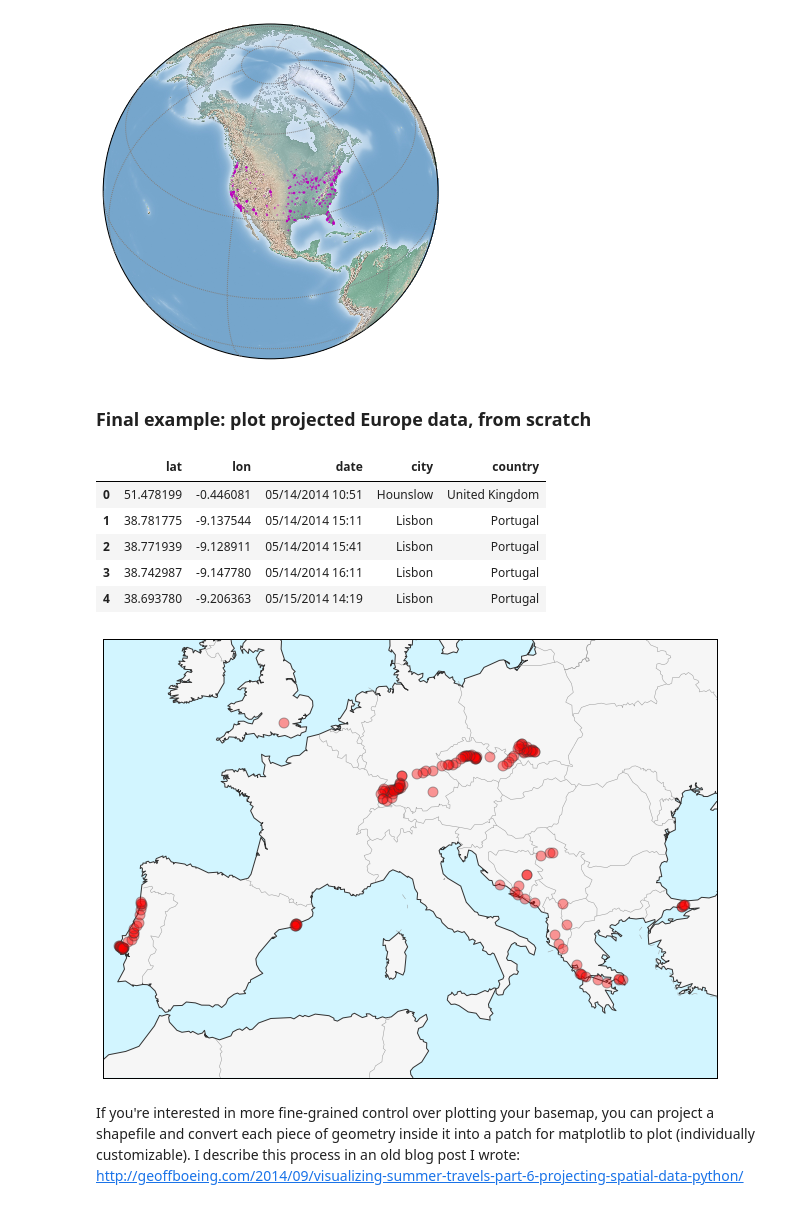
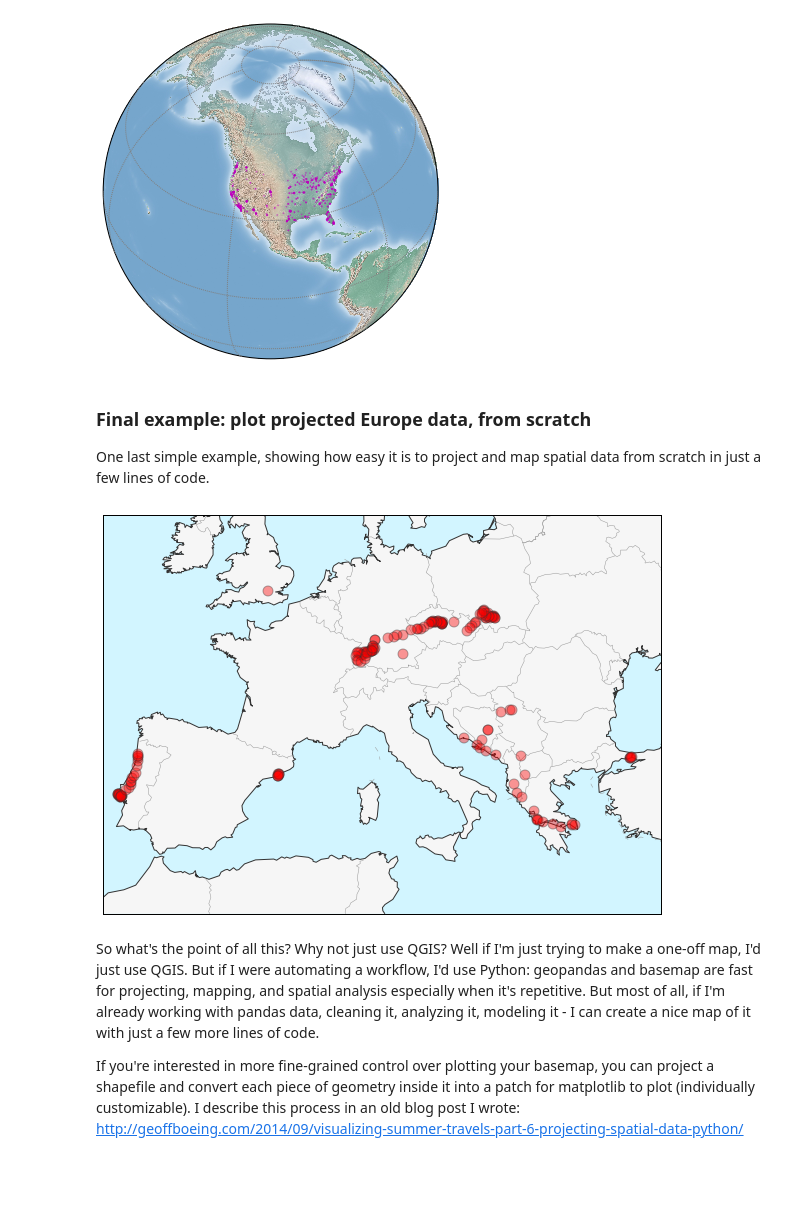
Before and after one commit to gboeing/ppde642, a Jupyter notebook: 11-16-spatial-analysis-mapping/spatial-analysis-mapping.ipynb, the cells around one changed output. Cells and saved outputs as stored; diff of their text form; code cells hidden in the pictures; blank space fills up the shorter version.

Commit message:
fixed last map

```diff
--- a/11-16-spatial-analysis-mapping/spatial-analysis-mapping.ipynb
+++ b/11-16-spatial-analysis-mapping/spatial-analysis-mapping.ipynb
@@ -417,60 +417,36 @@ m.scatter(x=x, y=y, s=3, color='m', edgecolor='None', alpha=0.5, zorder=10)
 plt.show()
 # %% [output]
 [figure]
-# %% [markdown]
-### Final example: plot projected Europe data, from scratch
-# %%
-# load the GPS data
-df = pd.read_csv('data/summer-travel-gps-dbscan.csv')
-df.head()
-# %% [output]
-|  | lat | lon | date | city | country |
-| 0 | 51.478199 | -0.446081 | 05/14/2014 10:51 | Hounslow | United Kingdom |
-| 1 | 38.781775 | -9.137544 | 05/14/2014 15:11 | Lisbon | Portugal |
-| 2 | 38.771939 | -9.128911 | 05/14/2014 15:41 | Lisbon | Portugal |
-| 3 | 38.742987 | -9.147780 | 05/14/2014 16:11 | Lisbon | Portugal |
-| 4 | 38.693780 | -9.206363 | 05/15/2014 14:19 | Lisbon | Portugal |
+# %% [markdown]
+### Final example: plot projected Europe data, from scratch
+
+One last simple example, showing how easy it is to project and map spatial data from scratch in just a few lines of code.
 # %%
+# load the Europe GPS data
+df = pd.read_csv('data/summer-travel-gps-dbscan.csv')
+
 # specify map width and height with approx Europe dimensions
 map_width_m = 3500 * 1000 #3500 km
 map_height_m = 2500 * 1000 #2500 km
+plt.figure(figsize=[10, 10*(map_width_m/map_height_m)]) #make plot the same height:width ratio
 
 # Albers Conical Equal Area projection for Europe
-albers_europe = {'datum':'WGS84',
-                 'ellps':'WGS84',
-                 'proj':'aea',
-                 'lat_1':35,
-                 'lat_2':55,
-                 'lon_0':10,
-                 'lat_0':45,
-                 'x_0':map_width_m/2,
-                 'y_0':map_height_m/2,
-                 'units':'m'}
+m = Basemap(ellps='WGS84', projection='aea', lat_1=35, lat_2=55, lon_0=10, lat_0=45,
+            width=map_width_m, height=map_height_m, resolution='l', area_thresh=10000)
+
+m.drawcoastlines(color=coastline_color)
+m.drawcountries(color=border_color)
+m.fillcontinents(color=land_color, lake_color=water_color)
+m.drawmapboundary(fill_color=water_color)
+
+# project and plot our lat-long data
+x, y = m(np.array(df['lon']), np.array(df['lat']))
+m.scatter(x=x, y=y, s=100, color='r', edgecolor='#333333', alpha=0.4, zorder=10)
+
+plt.show()
+# %% [output]
+[figure, added]
-# %%
-plt.figure(figsize=[map_width_m/300000, map_height_m/300000]) #same ratio as map_width_m:map_height_m so we don't stretch it
-
-m = Basemap(ellps=albers_europe['ellps'],
-            projection=albers_europe['proj'],
-            lat_1=albers_europe['lat_1'],
-            lat_2=albers_europe['lat_2'],
-            lon_0=albers_europe['lon_0'],
-            lat_0=albers_europe['lat_0'],
-            width=map_width_m,
-            height=map_height_m,
-            resolution='l', #l means low resolution boundaries
-            area_thresh=10000) #coastline or lake with an area smaller than this km^2 will not be plotted
-
-m.drawcoastlines(color=coastline_color)
-m.drawcountries(color=border_color)
-m.fillcontinents(color=land_color, lake_color=water_color)
-m.drawmapboundary(fill_color=water_color)
-
-# project and plot our lat-long data
-x, y = m(np.array(df['lon']), np.array(df['lat']))
-m.scatter(x=x, y=y, s=100, color='r', edgecolor='#333333', alpha=0.4, zorder=10)
-
-plt.show()
-# %% [output]
-[figure, removed]
 # %% [markdown]
+So what's the point of all this? Why not just use QGIS? Well if I'm just trying to make a one-off map, I'd just use QGIS. But if I were automating a workflow, I'd use Python: geopandas and basemap are fast for projecting, mapping, and spatial analysis especially when it's repetitive. But most of all, if I'm already working with pandas data, cleaning it, analyzing it, modeling it - I can create a nice map of it with just a few more lines of code.
+
 If you're interested in more fine-grained control over plotting your basemap, you can project a shapefile and convert each piece of geometry inside it into a patch for matplotlib to plot (individually customizable). I describe this process in an old blog post I wrote: http://geoffboeing.com/2014/09/visualizing-summer-travels-part-6-projecting-spatial-data-python/
```
Also changed, not shown: parts of 5 cells of this notebook.
